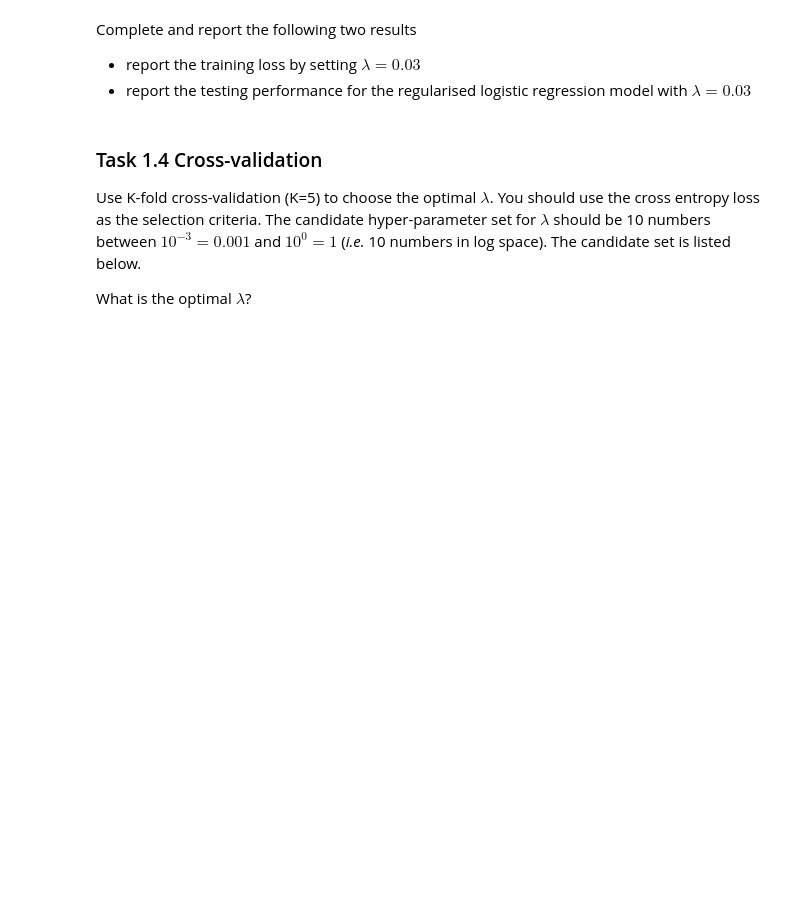
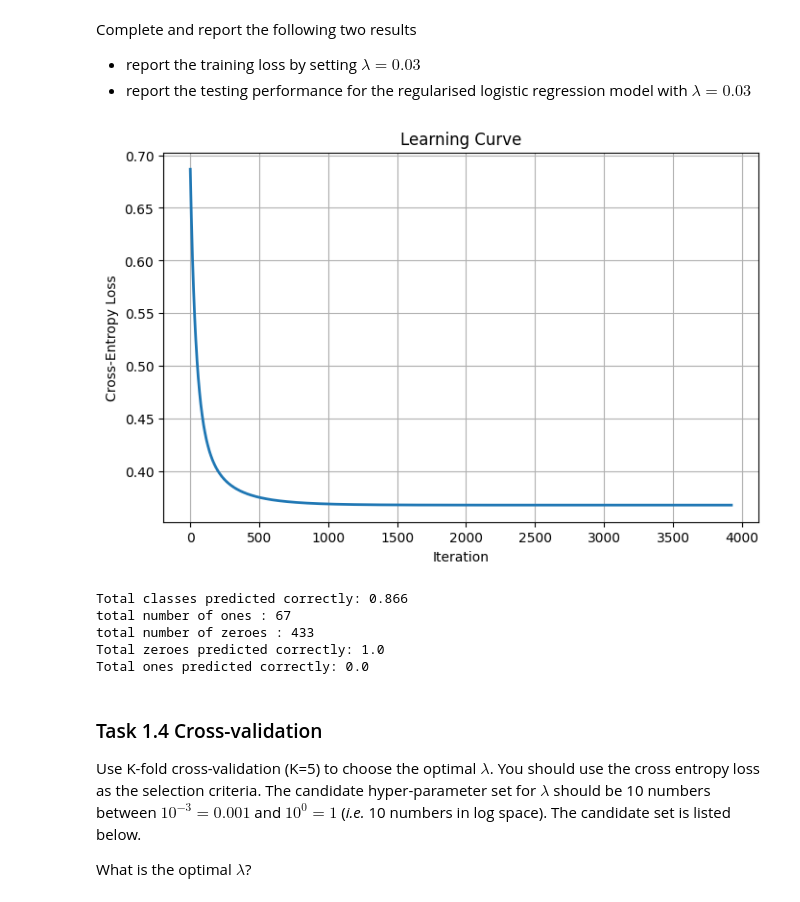
Before and after one commit to sachin-sadhu/ml_p1, a Jupyter notebook: P1.ipynb, the cells around one changed output. Cells and saved outputs as stored; diff of their text form; code cells hidden in the pictures; blank space fills up the shorter version.

```diff
--- a/P1.ipynb
+++ b/P1.ipynb
@@ -140,13 +158,14 @@ After you finish implementing all the above methods, use your learning algorithm
 
 Implement a prediction method that takes as input the features together with the learnt parameter and output the predicted labels.
 # %%
-def predict_logistic_regression(w, X = d1_xtest):
+def predict_classes(w, X = d1_xtest):
     n, d = X.shape
     ## fill the rest of the method
-    X = np.column_stack((np.ones(X.shape[0]), X))
-    z = X @ w
-    sigmoid_values = sigmoid(z)
-    classified_values = [1.0 if value >= 0.5 else 0.0 for value in sigmoid_values]
-    return classified_values
+    X_bias = np.column_stack((np.ones(X.shape[0]), X))
+    z = X_bias @ w
+    y_hats = sigmoid(z)
+    predicted_classes = [1.0 if y_hat >= 0.5 else 0.0 for y_hat in y_hats]
 
-outputs = predict_logistic_regression(weights)
+    return predicted_classes
+
+outputs = predict_classes(weights, d1_xtest)
@@ -194,18 +233,45 @@ $$
 
 Implement the following method that fits a regularised logistic regression model with a given $\lambda$.
 # %%
-def logistic_regression_reg_train(X, y, gamma, lam = 1.0, tol= 1e-4, maxIters= 100):
+def logistic_regression_reg_train(X, y, gamma, lam = 1.0, tol= 1e-10, maxIters= 100000):
     n, d = X.shape
     # initialise w0
     w0 = np.zeros(d)
+    previous_loss = float('inf')
     losses = []
     # loop until converge
+    current_iter = 0
+    while current_iter < maxIters:
+        # Calculate new weight params
+        w0 = w0 - gamma * (gradient_ce_loss(w0, X, y) + lam * w0)
+        current_loss = cross_entropy_loss(w0, X, y)
+        # Converged
+        if abs(current_loss - previous_loss) <= tol:
+            losses.append(current_loss)
+            break
 
-    return w0
+        losses.append(current_loss)
+        previous_loss = current_loss
+        current_iter += 1
+
+    return w0, losses
 # %% [markdown]
 Complete and report the following two results
 * report the training loss by setting $\lambda=0.03$
 * report the testing performance for the regularised logistic regression model with $\lambda=0.03$
+# %%
+weights, losses = logistic_regression_reg_train(d1_xtrain_dummy, d1_ytrain, gamma=0.05, lam=0.03)
+plot_learning_curve(losses)
+
+predicted_classes = predict_classes(weights, d1_xtest)
+report_performance(predicted_classes, d1_ytest)
+# %% [output]
+[figure, added]
+Total classes predicted correctly: 0.866
+total number of ones : 67
+total number of zeroes : 433
+Total zeroes predicted correctly: 1.0
+Total ones predicted correctly: 0.0
 # %% [markdown]
 ### Task 1.4 Cross-validation
 
```
Also changed, not shown: parts of 12 cells of this notebook.
